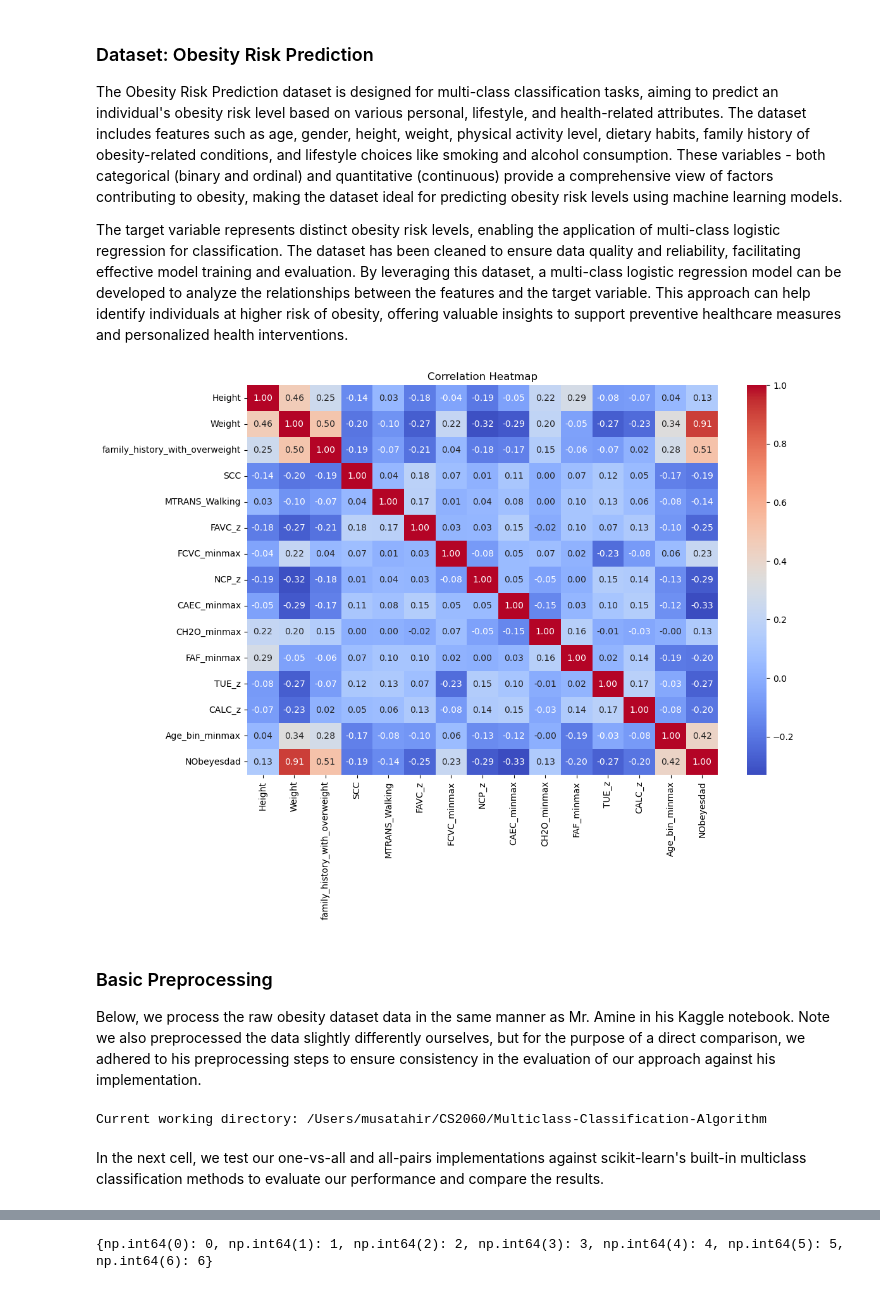
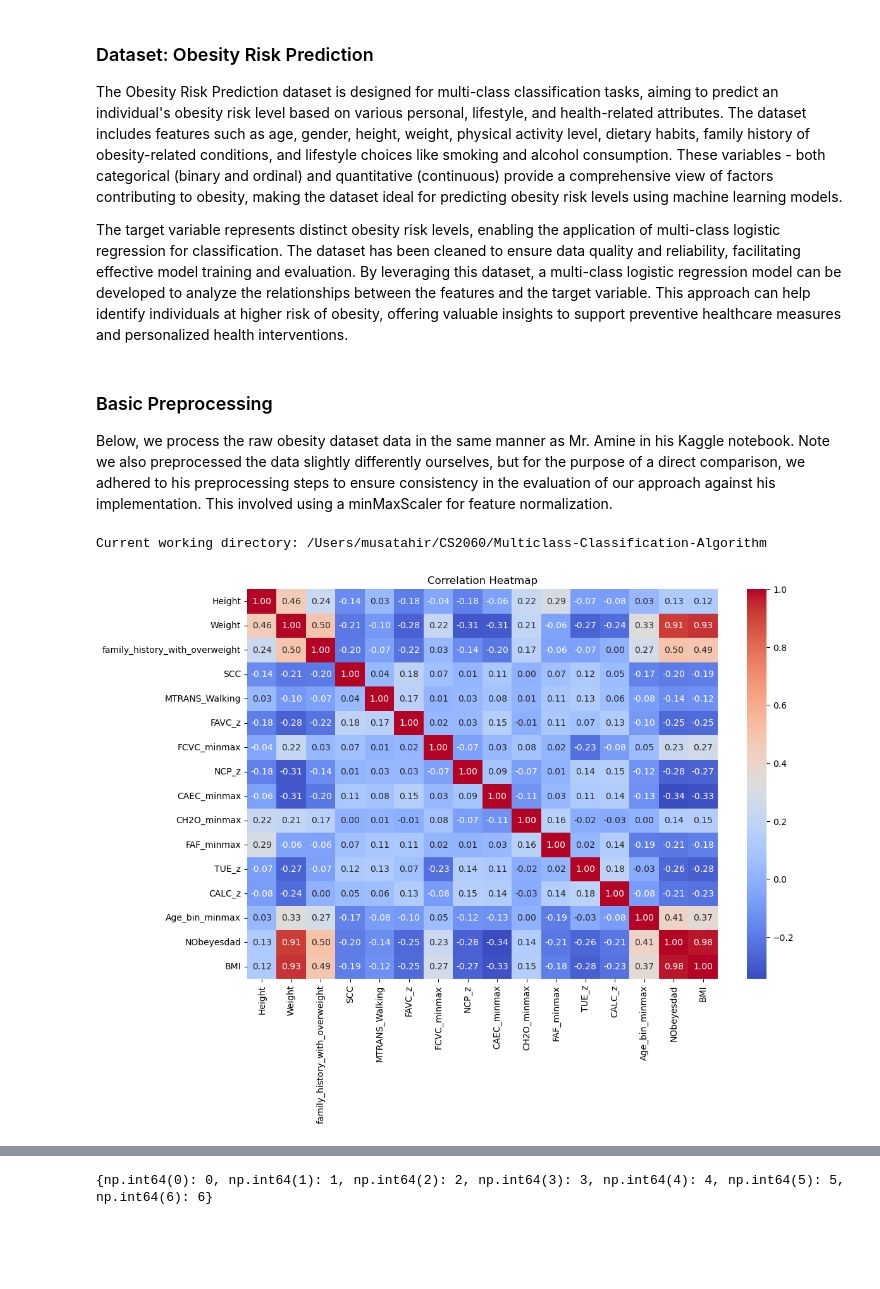
Before and after one commit to ericab322/Multiclass-Classifcation-Algorithm, a Jupyter notebook: src/report.ipynb, the cells around one changed output, grey strips where cells are left out. Cells and saved outputs as stored; diff of their text form; code cells hidden in the pictures; blank space fills up the shorter version.

```diff
--- a/src/report.ipynb
+++ b/src/report.ipynb
@@ -1346,35 +1346,48 @@ Our project is attempting to reimplement scikit-learn's One-vs-all and All-pairs
 The Obesity Risk Prediction dataset is designed for multi-class classification tasks, aiming to predict an individual's obesity risk level based on various personal, lifestyle, and health-related attributes. The dataset includes features such as age, gender, height, weight, physical activity level, dietary habits, family history of obesity-related conditions, and lifestyle choices like smoking and alcohol consumption. These variables - both categorical (binary and ordinal) and quantitative (continuous) provide a comprehensive view of factors contributing to obesity, making the dataset ideal for predicting obesity risk levels using machine learning models.
 
 The target variable represents distinct obesity risk levels, enabling the application of multi-class logistic regression for classification. The dataset has been cleaned to ensure data quality and reliability, facilitating effective model training and evaluation. By leveraging this dataset, a multi-class logistic regression model can be developed to analyze the relationships between the features and the target variable. This approach can help identify individuals at higher risk of obesity, offering valuable insights to support preventive healthcare measures and personalized health interventions.
-# %%
-import seaborn as sns
-import matplotlib.pyplot as plt
-
-# Correlation heatmap for numerical features
-plt.figure(figsize=(12, 8))
-sns.heatmap(data.corr(), annot=True, fmt=".2f", cmap="coolwarm", cbar=True)
-plt.title("Correlation Heatmap")
-plt.show()
-# %% [output]
-[figure, removed]
 # %% [markdown]
 ### Basic Preprocessing
 
-Below, we process the raw obesity dataset data in the same manner as Mr. Amine in his Kaggle notebook. Note we also preprocessed the data slightly differently ourselves, but for the purpose of a direct comparison, we adhered to his preprocessing steps to ensure consistency in the evaluation of our approach against his implementation.
+Below, we process the raw obesity dataset data in the same manner as Mr. Amine in his Kaggle notebook. Note we also preprocessed the data slightly differently ourselves, but for the purpose of a direct comparison, we adhered to his preprocessing steps to ensure consistency in the evaluation of our approach against his implementation. This involved using a minMaxScaler for feature normalization.
 # %%
 import numpy as np # linear algebra
 import pandas as pd # data processing, CSV file I/O (e.g. pd.read_csv)
 import os
+from sklearn.preprocessing import MinMaxScaler
+from sklearn.model_selection import train_test_split
+
 
 par_working_dir = "/Users/musatahir/CS2060/Multiclass-Classification-Algorithm" #change to your parent directory
 os.chdir(par_working_dir)
 print("Current working directory:", os.getcwd())
 
 df = pd.read_csv("./data/raw/obesity_dataset.csv")
 df.drop_duplicates(inplace=True)
 df.shape
 df['BMI'] = df['Weight'] / (df['Height'] ** 2) #add BMI feature
+
+import seaborn as sns
+import matplotlib.pyplot as plt
+
+# Correlation heatmap for numerical features
+plt.figure(figsize=(12, 8))
+sns.heatmap(df.corr(), annot=True, fmt=".2f", cmap="coolwarm", cbar=True)
+plt.title("Correlation Heatmap")
+plt.show()
+
+X = df.drop(columns="NObeyesdad").values
+y = df.NObeyesdad.values
+
+X_train, X_test, y_train, y_test = train_test_split(X, y, test_size=0.25, stratify=y, random_state=42)
+
+
+# Initialize the scaler
+scaler = MinMaxScaler()
+
+# Scale the training and test data
+X_train_scaled = scaler.fit_transform(X_train)
+X_test_scaled = scaler.transform(X_test)
 # %% [output]
 Current working directory: /Users/musatahir/CS2060/Multiclass-Classification-Algorithm
+[figure, added]
-# %% [markdown]
-In the next cell, we test our one-vs-all and all-pairs implementations against scikit-learn's built-in multiclass classification methods to evaluate our performance and compare the results.
```
Also changed, not shown: parts of 11 cells of this notebook, 1 other file.
